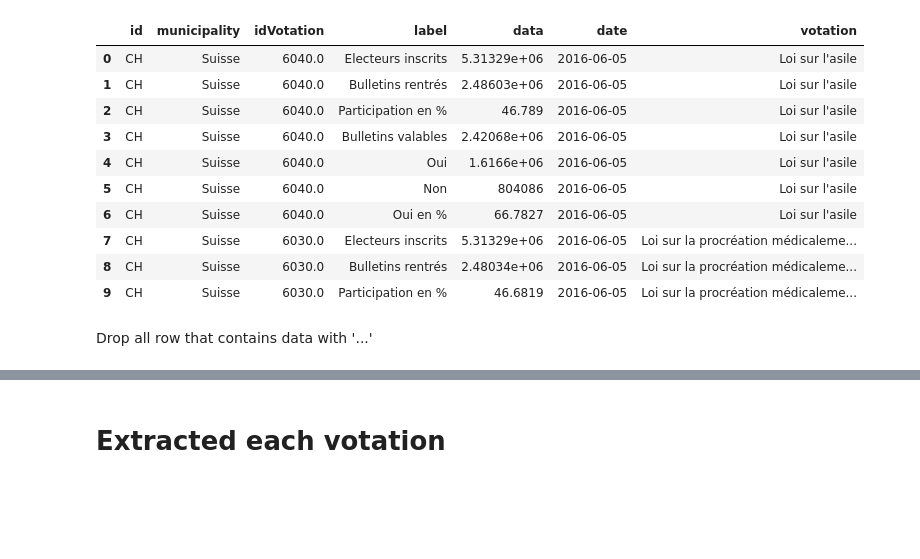
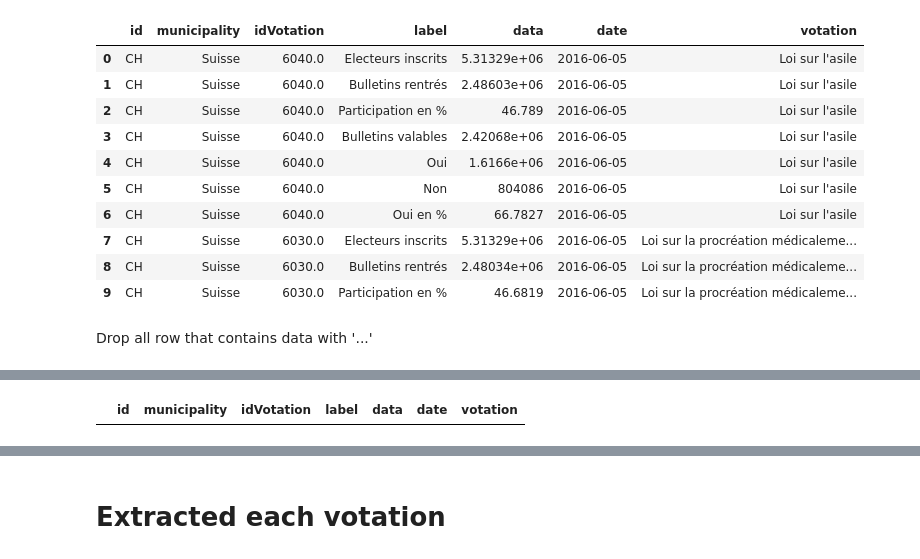
Before and after one commit to christophebertrand/votation-visualisation, a Jupyter notebook: data/clean_votation.ipynb, the cells around one changed output, grey strips where cells are left out. Drawn from its saved outputs; the diff is of its cells as text; code cells hidden in the pictures; blank space fills up the shorter version.

```diff
--- a/data/clean_votation.ipynb
+++ b/data/clean_votation.ipynb
@@ -67,3 +74,7 @@ votations.head()
+# %%
+votations[votations.id == '408']
+# %% [output]
+|  | id | municipality | idVotation | label | data | date | votation |
 # %%
 print(len(votations))
 votations = votations[votations.data != '...']
```
Also changed, not shown: parts of 11 cells of this notebook, 39 other files.
